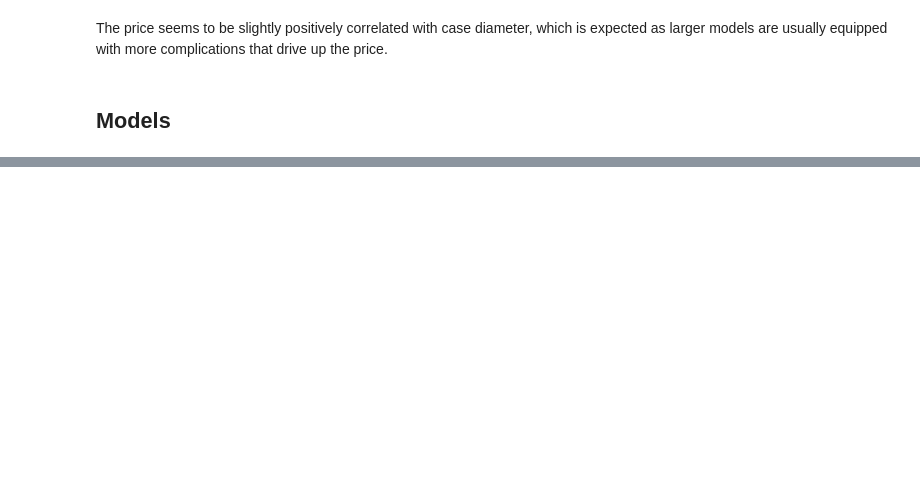
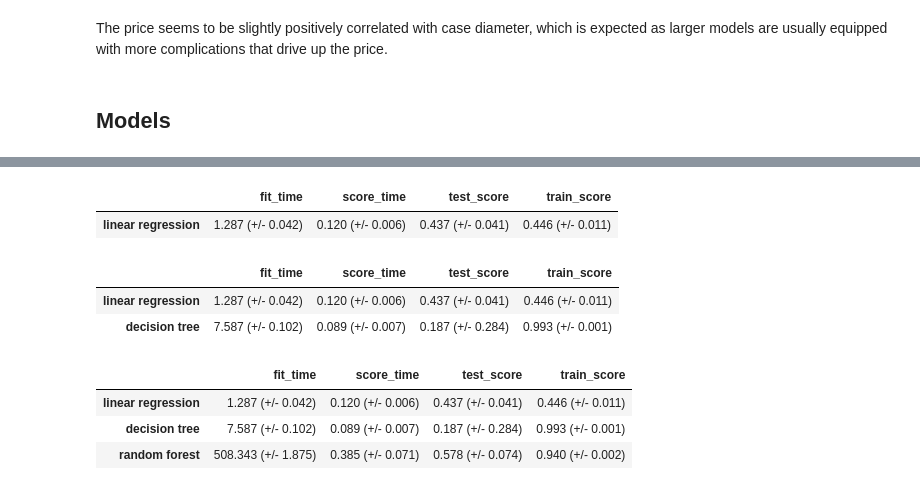
Before and after one commit to fohy24/Rolex-fair-price-predictor, a Jupyter notebook: Rolex price prediction.ipynb, the cells around one changed output, grey strips where cells are left out. Saved outputs shown, nothing was run; the diff lists cells and outputs as text; code cells hidden in the pictures; blank space fills up the shorter version.

```diff
--- a/Rolex price prediction.ipynb
+++ b/Rolex price prediction.ipynb
@@ -243,0 +301,8 @@ from sklearn.linear_model import Lasso, LassoCV
+# %%
+# One-hot encoding for categorical features
+
+categorcial_feats = [col for col in X_train.columns if col not in ['case_diameter', 'rating', 'reviews']]
+categorical_pipe = make_pipeline(OneHotEncoder(drop='if_binary', handle_unknown='ignore'))
+
+preprocessor = make_column_transformer((categorical_pipe, categorcial_feats))
+preprocessor
@@ -243,0 +321,34 @@ from sklearn.linear_model import Lasso, LassoCV
+# %%
+# create a dictionary for storing model scores
+results_dict = {}
+# %%
+linear_reg = make_pipeline(preprocessor,
+                           LinearRegression())
+results_dict["linear regression"] = mean_std_cross_val_scores(
+    linear_reg, X_train, y_train, return_train_score=True
+)
+pd.DataFrame(results_dict).T
+# %% [output]
+|  | fit_time | score_time | test_score | train_score |
+| linear regression | 1.287 (+/- 0.042) | 0.120 (+/- 0.006) | 0.437 (+/- 0.041) | 0.446 (+/- 0.011) |
+# %%
+dt = make_pipeline(preprocessor, DecisionTreeRegressor())
+results_dict["decision tree"] = mean_std_cross_val_scores(
+    dt, X_train, y_train, return_train_score=True
+)
+pd.DataFrame(results_dict).T
+# %% [output]
+|  | fit_time | score_time | test_score | train_score |
+| linear regression | 1.287 (+/- 0.042) | 0.120 (+/- 0.006) | 0.437 (+/- 0.041) | 0.446 (+/- 0.011) |
+| decision tree | 7.587 (+/- 0.102) | 0.089 (+/- 0.007) | 0.187 (+/- 0.284) | 0.993 (+/- 0.001) |
+# %%
+rf = make_pipeline(preprocessor, RandomForestRegressor(random_state=123))
+results_dict["random forest"] = mean_std_cross_val_scores(
+    rf, X_train, y_train, return_train_score=True
+)
+pd.DataFrame(results_dict).T
+# %% [output]
+|  | fit_time | score_time | test_score | train_score |
+| linear regression | 1.287 (+/- 0.042) | 0.120 (+/- 0.006) | 0.437 (+/- 0.041) | 0.446 (+/- 0.011) |
+| decision tree | 7.587 (+/- 0.102) | 0.089 (+/- 0.007) | 0.187 (+/- 0.284) | 0.993 (+/- 0.001) |
+| random forest | 508.343 (+/- 1.875) | 0.385 (+/- 0.071) | 0.578 (+/- 0.074) | 0.940 (+/- 0.002) |
```
Also changed, not shown: parts of 11 cells of this notebook.
